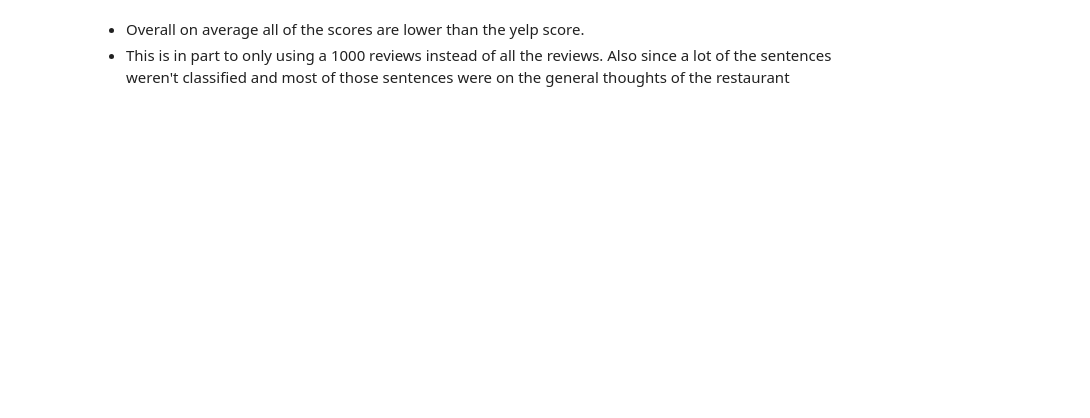
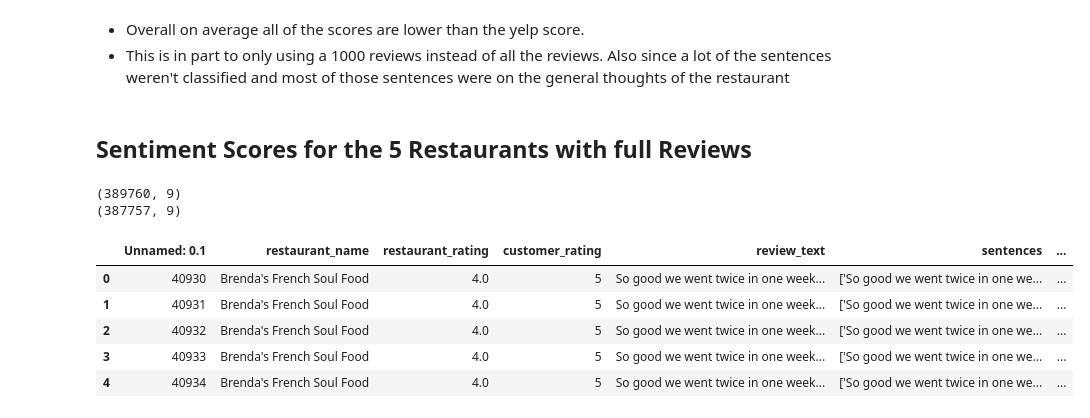
Before and after one commit to Injungahn/Yelp-Review-Categorizer, a Jupyter notebook: code/03_Sentence_Classification_Sentiment_Analysis.ipynb, the cells around one changed output. Saved outputs shown, nothing was run; the diff lists cells and outputs as text; code cells hidden in the pictures; blank space fills up the shorter version.

Commit message:
Redid graphs, Ran sentiment analysis on the 5 restaurants with full reviews sentences, updated readme

```diff
--- a/code/03_Sentence_Classification_Sentiment_Analysis.ipynb
+++ b/code/03_Sentence_Classification_Sentiment_Analysis.ipynb
@@ -465,3 +465,49 @@ restaurant_ratings
 # %% [markdown]
 - Overall on average all of the scores are lower than the yelp score.
 - This is in part to only using a 1000 reviews instead of all the reviews. Also since a lot of the sentences weren't classified and most of those sentences were on the general thoughts of the restaurant
+# %% [markdown]
+## Sentiment Scores for the 5 Restaurants with full Reviews
+# %%
+five_rest_df = pd.read_csv('../data/San_Francisco_restaurant_reviews_first_5_sentences.csv')
+
+five_rest_df.drop(columns=['Unnamed: 0'], inplace = True)
+
+# Removing sentences that are just a number and a period
+five_rest_df['sentence'] = five_rest_df['sentence'].apply(lambda x: re.sub(r'^\d.$', '', x))
+
+# Removing sentences that aren't alphanumeric characters
+five_rest_df['sentence'] = five_rest_df['sentence'].apply(lambda x: re.sub(r'^\W+$', '', x))
+
+# Removing sentences that are just a word and a colon
+five_rest_df['sentence'] = five_rest_df['sentence'].apply(lambda x: re.sub(r'^\w+:$', '', x))
+
+print(five_rest_df.shape)
+five_rest_df = five_rest_df[five_rest_df['sentence'] != '']
+print(five_rest_df.shape)
+# %% [output]
+(389760, 9)
+(387757, 9)
+# %%
+# lemmatizing and tokenizing sentences
+five_rest_df['lemmatized'] = five_rest_df['sentence'].apply(lambda x: [lemmatizer.lemmatize(word) for word in tokenizer.tokenize(x.lower())])
+# %%
+# Removing stopwords from lemmatized tokens
+five_rest_df['lemmatized'] = five_rest_df['lemmatized'].apply(lambda x: [token for token in x if token not in stopwords.words('english')])
+# %%
+#Categorizing Sentences
+
+five_rest_df['food_review'] = False
+five_rest_df['service_review'] = False
+five_rest_df['time_review'] = False
+
+five_rest_df['food_review'] = five_rest_df['lemmatized'].apply(lambda x: set(x)&food_set)
+five_rest_df['service_review'] = five_rest_df['lemmatized'].apply(lambda x: set(x)&service_set)
+five_rest_df['time_review'] = five_rest_df['lemmatized'].apply(lambda x: set(x)&time_set)
+five_rest_df.head()
+# %% [output]
+|  | Unnamed: 0.1 | restaurant_name | restaurant_rating | customer_rating | review_text | sentences | ... |
+| 0 | 40930 | Brenda's French Soul Food | 4.0 | 5 | So good we went twice in one week... | ['So good we went twice in one we... | ... |
+| 1 | 40931 | Brenda's French Soul Food | 4.0 | 5 | So good we went twice in one week... | ['So good we went twice in one we... | ... |
+| 2 | 40932 | Brenda's French Soul Food | 4.0 | 5 | So good we went twice in one week... | ['So good we went twice in one we... | ... |
+| 3 | 40933 | Brenda's French Soul Food | 4.0 | 5 | So good we went twice in one week... | ['So good we went twice in one we... | ... |
+| 4 | 40934 | Brenda's French Soul Food | 4.0 | 5 | So good we went twice in one week... | ['So good we went twice in one we... | ... |
```
Also changed, not shown: parts of 22 cells of this notebook, 4 other files.
